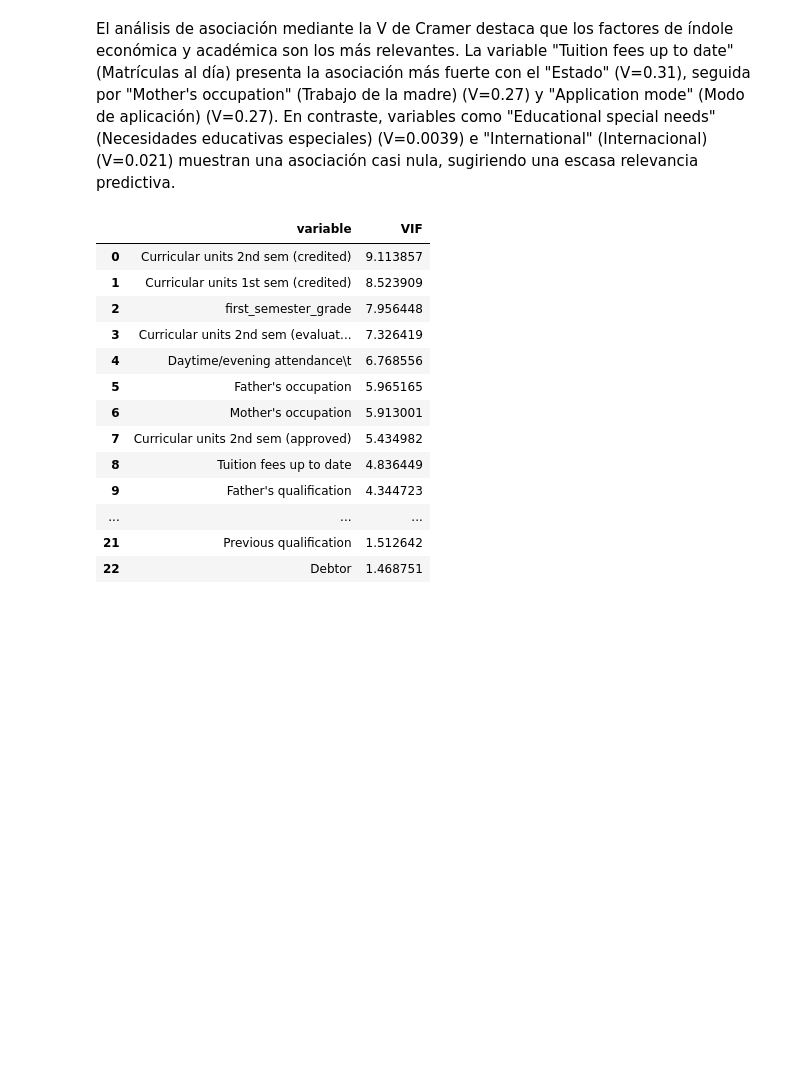
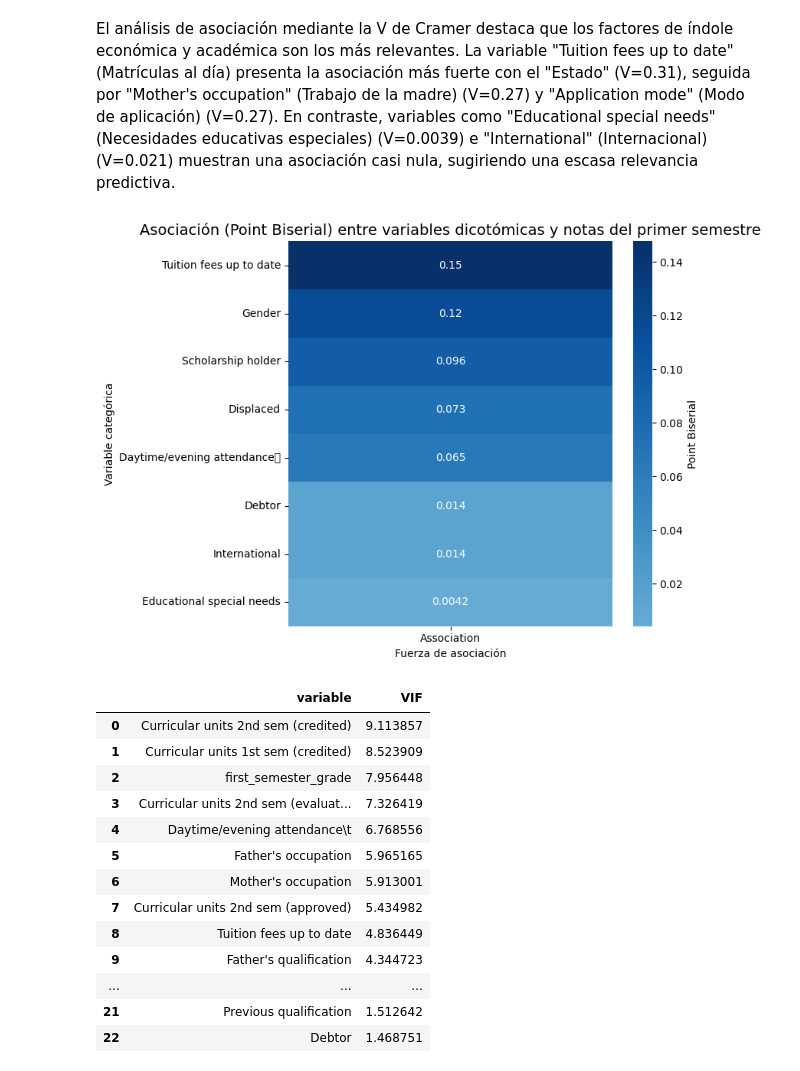
Before and after one commit to LasciaStare/Mini-Proyecto_1-ML, a Jupyter notebook: docs/notebooks.ipynb, the cells around one changed output. Cells and saved outputs as stored; diff of their text form; code cells hidden in the pictures; blank space fills up the shorter version.

```diff
--- a/docs/notebooks.ipynb
+++ b/docs/notebooks.ipynb
@@ -171,5 +171,61 @@ plt.show()
 # %% [markdown]
 El análisis de asociación mediante la V de Cramer destaca que los factores de índole económica y académica son los más relevantes. La variable "Tuition fees up to date" (Matrículas al día) presenta la asociación más fuerte con el "Estado" (V=0.31), seguida por "Mother's occupation" (Trabajo de la madre) (V=0.27) y "Application mode" (Modo de aplicación) (V=0.27). En contraste, variables como "Educational special needs" (Necesidades educativas especiales) (V=0.0039) e "International" (Internacional) (V=0.021) muestran una asociación casi nula, sugiriendo una escasa relevancia predictiva.
+# %%
+from scipy.stats import pointbiserialr, kstest, norm
+from sklearn.preprocessing import StandardScaler
+import pandas as pd
+import matplotlib.pyplot as plt
+import seaborn as sns
+
+# ---------- 1. Point Biserial para variables dicotómicas vs nota primer semestre ----------
+scaler = StandardScaler()
+scaler_params = {}
+pointbiserial_results = {}
+
+# Filtrar solo variables dicotómicas (2 niveles)
+binary_cats = [col for col in Cat_vars.columns if Cat_vars[col].nunique() == 2]
+
+for col in binary_cats:
+    # Normalidad de la variable numérica
+    D, p_value = kstest(Num_vars['first_semester_grade'], norm.cdf,
+                        args=(Num_vars['first_semester_grade'].mean(),
+                              Num_vars['first_semester_grade'].std()))
+
+    # Escalar si no es normal
+    if p_value < 0.05:
+        scaler.fit(Num_vars['first_semester_grade'].values.reshape(-1,1))
+        scaler_params[col] = (scaler.mean_[0], scaler.scale_[0])
+        Num_vars['first_semester_grade'] = scaler.transform(Num_vars['first_semester_grade'].values.reshape(-1,1)).flatten()
+
+    # Correlación Point Biserial
+    corr, p_val = pointbiserialr(Cat_vars[col], Num_vars['first_semester_grade'])
+    pointbiserial_results[col] = abs(corr)  # valor absoluto para fuerza de asociación
+
+# Convertir a DataFrame
+pb_df = pd.DataFrame.from_dict(pointbiserial_results, orient='index', columns=['Association'])
+
+# 🔹 Eliminar "Estado" y duplicados con Num_vars
+pb_df = pb_df.drop(index="Estado", errors="ignore")
+pb_df = pb_df[~pb_df.index.isin(Num_vars.columns)]
+
+# Ordenar
+pb_df = pb_df.sort_values(by='Association', ascending=False)
+
+# Revertir escalado
+for col, (mean, scale) in scaler_params.items():
+    if col in pb_df.index:
+        Num_vars['first_semester_grade'] = Num_vars['first_semester_grade'] * scale + mean
+
+# Heatmap
+plt.figure(figsize=(8,6))
+sns.heatmap(pb_df, annot=True, cmap='Blues', center=0, cbar_kws={'label': 'Point Biserial'})
+plt.title("Asociación (Point Biserial) entre variables dicotómicas y notas del primer semestre", fontsize=14)
+plt.ylabel("Variable categórica")
+plt.xlabel("Fuerza de asociación")
+plt.tight_layout()
+plt.show()
+# %% [output]
+[figure, added]
 # %%
 def VIF_calculation(X):
     VIF = pd.DataFrame()
```
Also changed, not shown: parts of 2 cells of this notebook.
